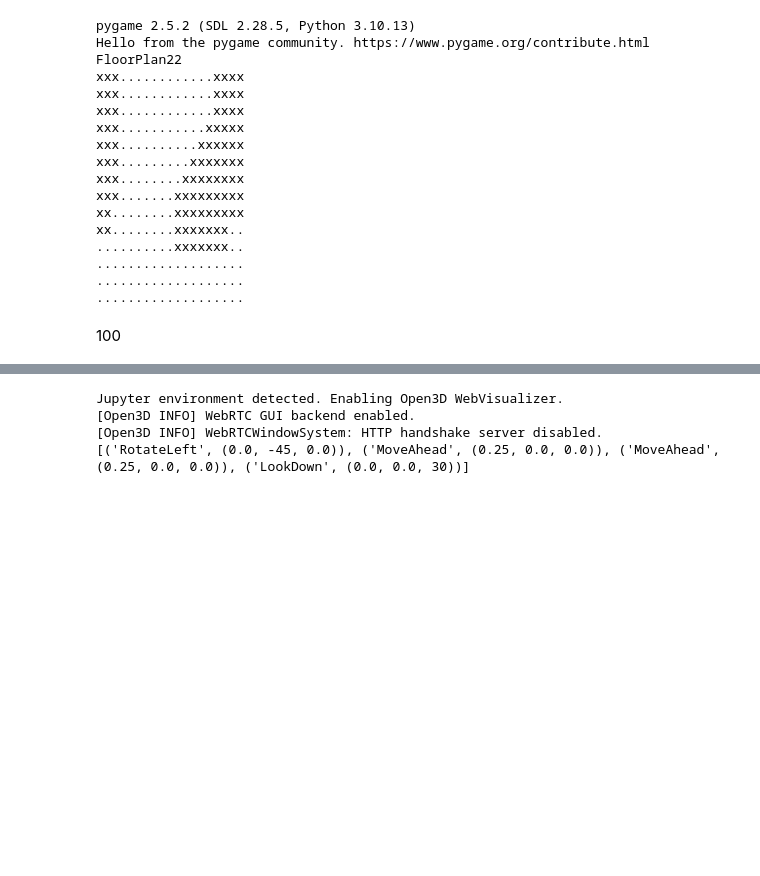
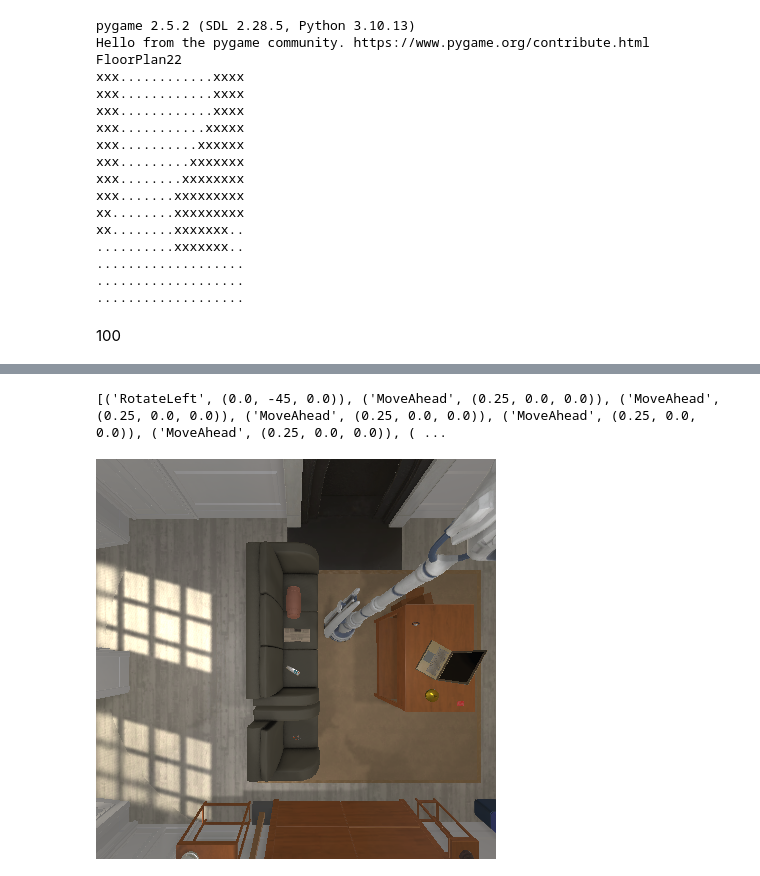
Before and after one commit to archie1983/llm_semantic_navigation, a Jupyter notebook: environment.ipynb, the cells around one changed output, grey strips where cells are left out. Saved outputs shown, nothing was run; the diff lists cells and outputs as text; code cells hidden in the pictures; blank space fills up the shorter version.

```diff
--- a/environment.ipynb
+++ b/environment.ipynb
@@ -147,20 +77,16 @@ Vase : {'x': -2.6081905364990234, 'y': 0.579205334186554, 'z': -2.94083690643310
 # %%
 import ae_navigation_functions as aenf
 
 (cur_robot_pos, cur_robot_rt) = rnc.get_agent_pos_and_rotation()
-obj_id = rnc.get_obj_id("Vase")
+obj_id = rnc.get_obj_id("Dresser")
 controller = rnc.get_current_controller()
 #print(cur_robot_rt)
 (path, plan) = aenf.get_path(controller, obj_id, cur_robot_pos, cur_robot_rt, True)
 print(plan)
 
-rnc.execute_action_plan(plan)
-
-#path = aenf.get_path(controller, obj_id, cur_robot_pos, cur_robot_rt, False)
-#print(path)
+ev = rnc.controller.last_event
+plot_frames(ev.third_party_camera_frames[0])
 # %% [output]
-Jupyter environment detected. Enabling Open3D WebVisualizer.
-[Open3D INFO] WebRTC GUI backend enabled.
-[Open3D INFO] WebRTCWindowSystem: HTTP handshake server disabled.
-[('RotateLeft', (0.0, -45, 0.0)), ('MoveAhead', (0.25, 0.0, 0.0)), ('MoveAhead', (0.25, 0.0, 0.0)), ('LookDown', (0.0, 0.0, 30))]
+[('RotateLeft', (0.0, -45, 0.0)), ('MoveAhead', (0.25, 0.0, 0.0)), ('MoveAhead', (0.25, 0.0, 0.0)), ('MoveAhead', (0.25, 0.0, 0.0)), ('MoveAhead', (0.25, 0.0, 0.0)), ('MoveAhead', (0.25, 0.0, 0.0)), ( ...
+[figure, added]
 # %%
```
Also changed, not shown: parts of 4 cells of this notebook, 3 other files.
